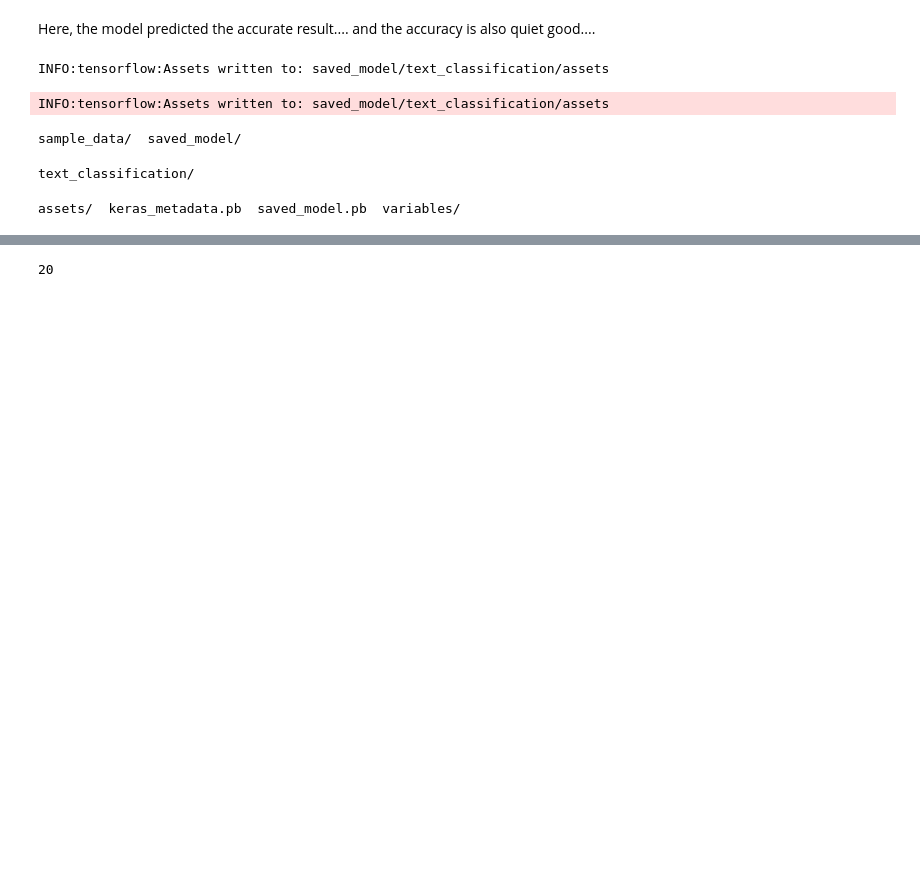
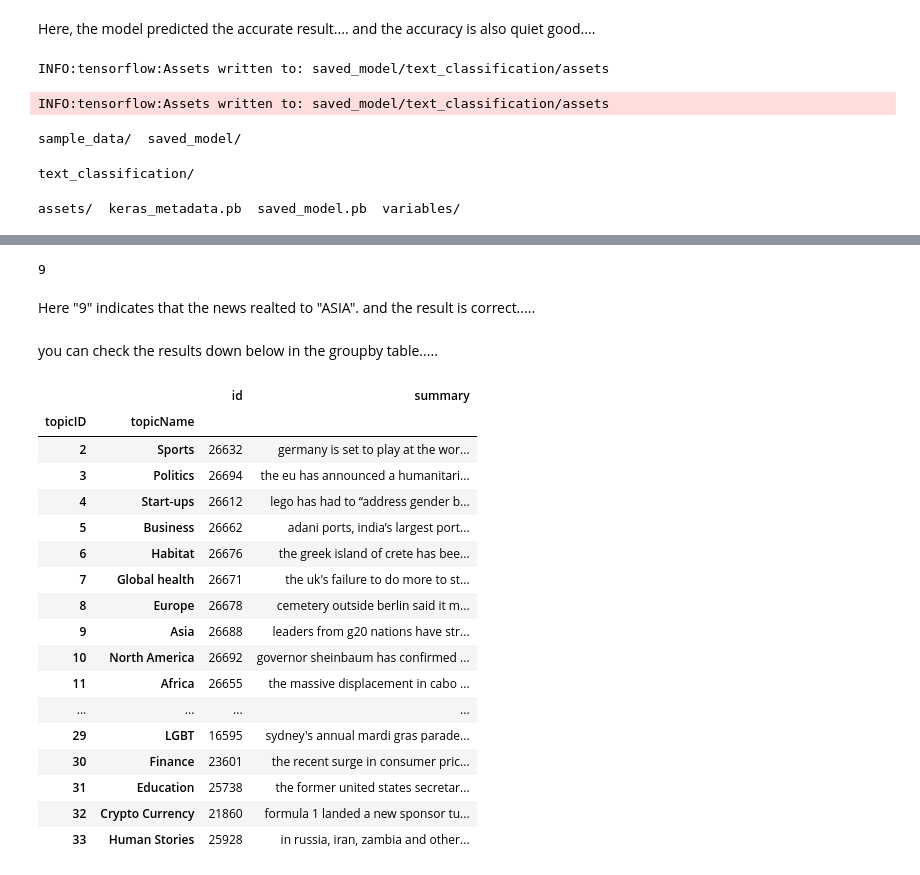
Before and after one commit to sandeeptuluri/NITL, a Jupyter notebook: text.ipynb, the cells around one changed output, grey strips where cells are left out. Saved outputs shown, nothing was run; the diff lists cells and outputs as text; code cells hidden in the pictures; blank space fills up the shorter version.

```diff
--- a/text.ipynb
+++ b/text.ipynb
@@ -216,4 +235,31 @@ array([[1.02120633e-17, 5.94897113e-17, 1.00214265e-05, 2.10011967e-05,
 # %%
-np.argmax(z[0])
+np.argmax(z)
 # %% [output]
-20
+9
+# %% [markdown]
+Here "9" indicates that the news realted to "ASIA". and the result is correct.....
+# %% [markdown]
+you can check the results down below in the groupby table.....
+# %%
+g = df.groupby(['topicID','topicName'])
+# %%
+g.first()
+# %% [output]
+|  |  | id | summary |
+| topicID | topicName |  |  |
+| 2 | Sports | 26632 | germany is set to play at the wor... |
+| 3 | Politics | 26694 | the eu has announced a humanitari... |
+| 4 | Start-ups | 26612 | lego has had to “address gender b... |
+| 5 | Business | 26662 | adani ports, india’s largest port... |
+| 6 | Habitat | 26676 | the greek island of crete has bee... |
+| 7 | Global health | 26671 | the uk's failure to do more to st... |
+| 8 | Europe | 26678 | cemetery outside berlin said it m... |
+| 9 | Asia | 26688 | leaders from g20 nations have str... |
+| 10 | North America | 26692 | governor sheinbaum has confirmed ... |
+| 11 | Africa | 26655 | the massive displacement in cabo ... |
+| ... | ... | ... | ... |
+| 29 | LGBT | 16595 | sydney's annual mardi gras parade... |
+| 30 | Finance | 23601 | the recent surge in consumer pric... |
+| 31 | Education | 25738 | the former united states secretar... |
+| 32 | Crypto Currency | 21860 | formula 1 landed a new sponsor tu... |
+| 33 | Human Stories | 25928 | in russia, iran, zambia and other... |
```
Also changed, not shown: parts of 16 cells of this notebook.
